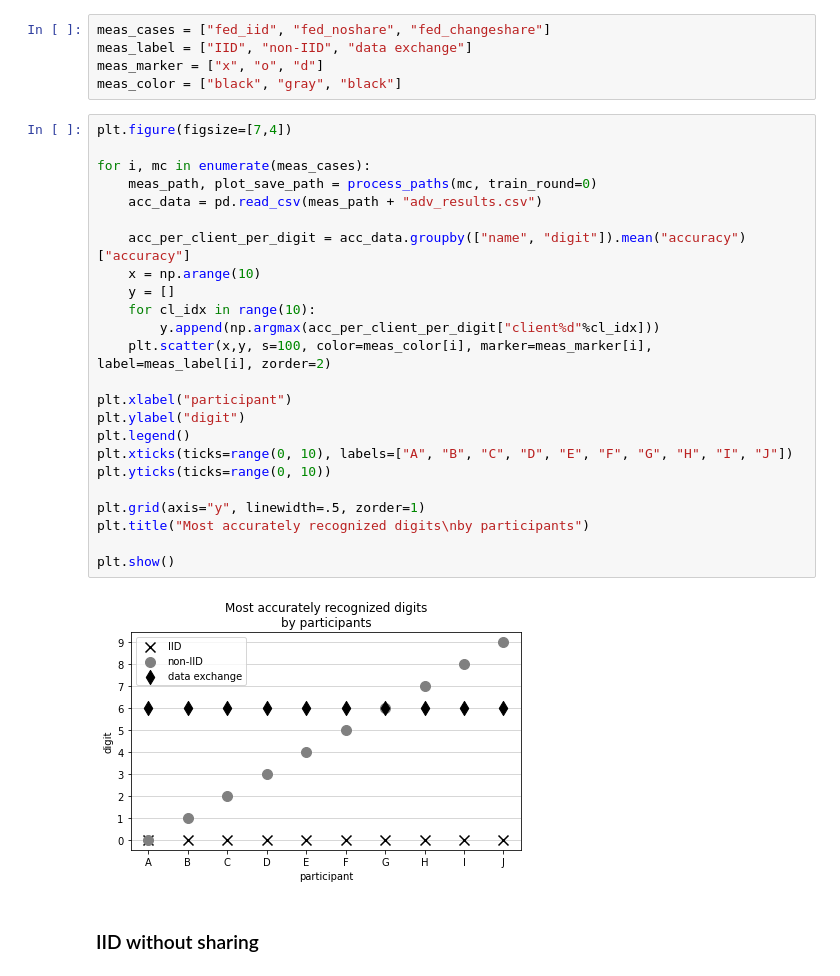
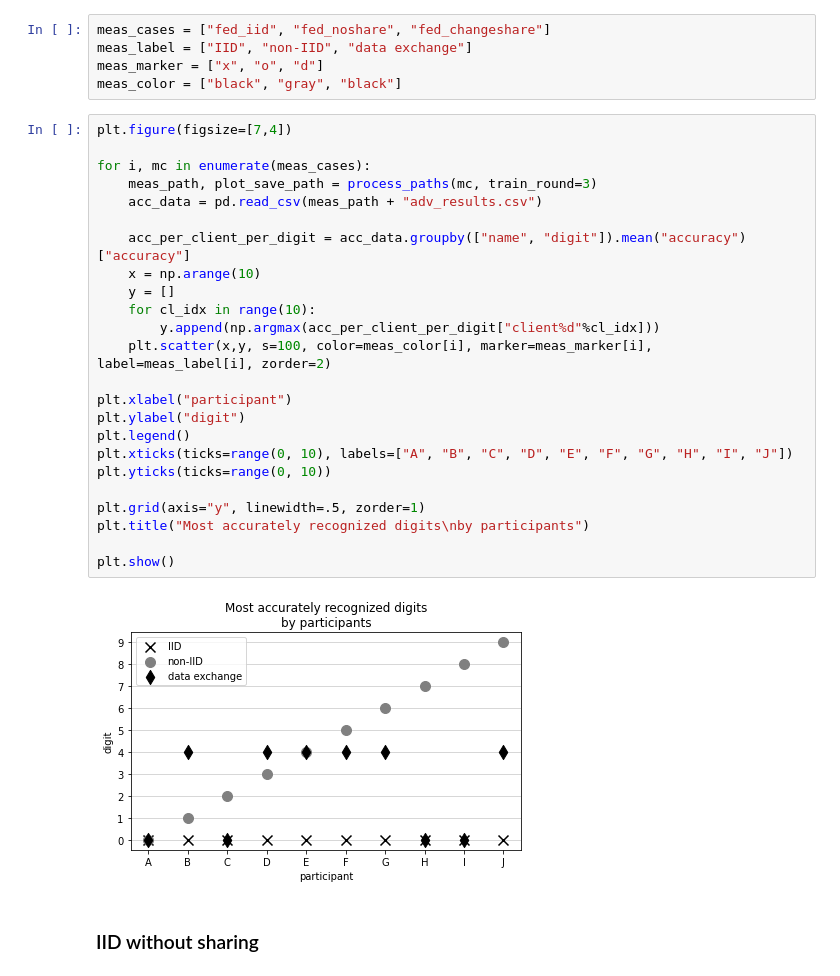
Before and after one commit to alelevente/FeLeSh, a Jupyter notebook: src/3_evaluation/adversarial_performance.ipynb, the cells around one changed output. Saved outputs shown, nothing was run; the diff lists cells and outputs as text.

```diff
--- a/src/3_evaluation/adversarial_performance.ipynb
+++ b/src/3_evaluation/adversarial_performance.ipynb
@@ -71,29 +71,29 @@ meas_color = ["black", "gray", "black"]
 # %%
 plt.figure(figsize=[7,4])
 
 for i, mc in enumerate(meas_cases):
-    meas_path, plot_save_path = process_paths(mc, train_round=0)
+    meas_path, plot_save_path = process_paths(mc, train_round=3)
     acc_data = pd.read_csv(meas_path + "adv_results.csv")
 
     acc_per_client_per_digit = acc_data.groupby(["name", "digit"]).mean("accuracy")["accuracy"]
     x = np.arange(10)
     y = []
     for cl_idx in range(10):
         y.append(np.argmax(acc_per_client_per_digit["client%d"%cl_idx]))
     plt.scatter(x,y, s=100, color=meas_color[i], marker=meas_marker[i], label=meas_label[i], zorder=2)
 
 plt.xlabel("participant")
 plt.ylabel("digit")
 plt.legend()
 plt.xticks(ticks=range(0, 10), labels=["A", "B", "C", "D", "E", "F", "G", "H", "I", "J"])
 plt.yticks(ticks=range(0, 10))
 
 plt.grid(axis="y", linewidth=.5, zorder=1)
 plt.title("Most accurately recognized digits\nby participants")
 
 plt.show()
 # %% [output]
-[figure, old version]
+[figure, new version]
 # %% [markdown]
 ### IID without sharing
 # %%
```
Also changed, not shown: parts of 1 cell of this notebook.
